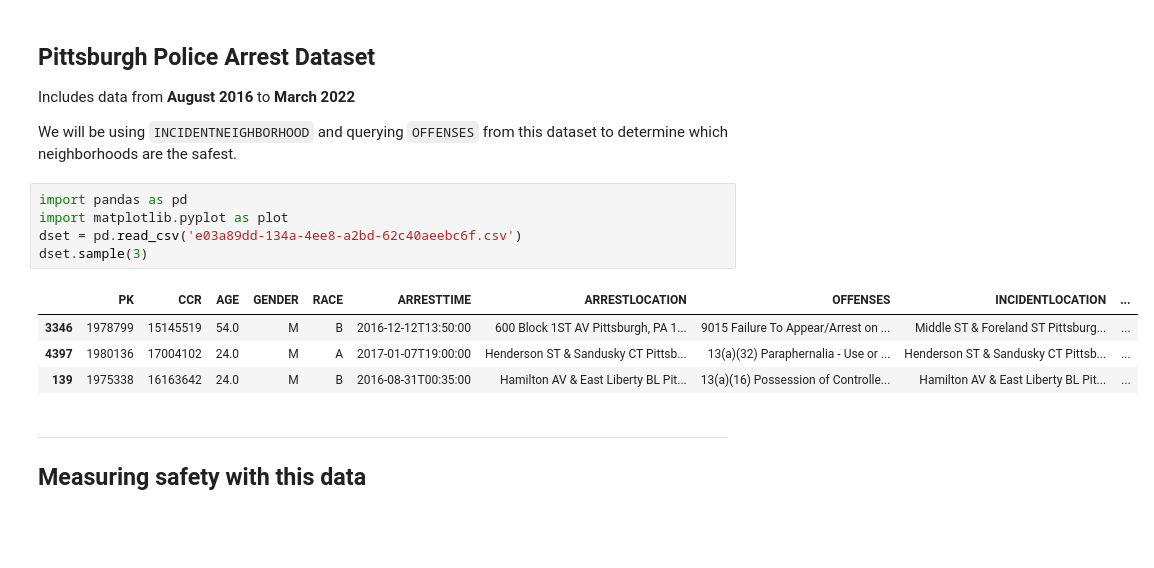
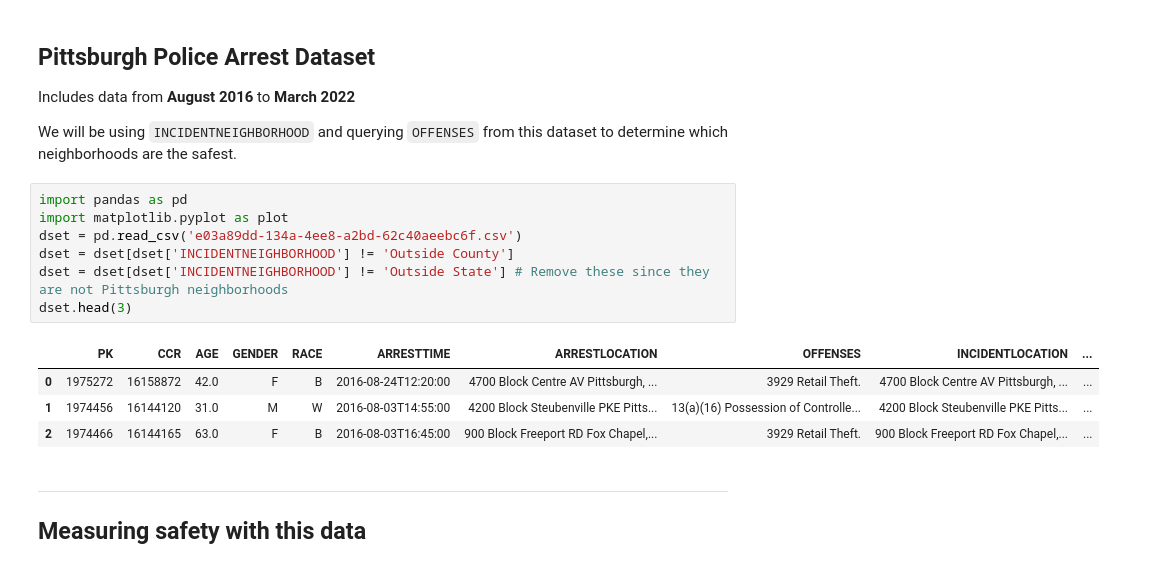
Before and after one commit to strobosco/bigideasfinal, a Jupyter notebook: safety.ipynb, the cells around one changed output. Drawn from its saved outputs; the diff is of its cells as text; blank space fills up the shorter version.

```diff
--- a/safety.ipynb
+++ b/safety.ipynb
@@ -16,13 +16,15 @@ We will be using `INCIDENTNEIGHBORHOOD` and querying `OFFENSES` from this datase
 # %%
 import pandas as pd
 import matplotlib.pyplot as plot
 dset = pd.read_csv('e03a89dd-134a-4ee8-a2bd-62c40aeebc6f.csv')
-dset.sample(3)
+dset = dset[dset['INCIDENTNEIGHBORHOOD'] != 'Outside County']
+dset = dset[dset['INCIDENTNEIGHBORHOOD'] != 'Outside State'] # Remove these since they are not Pittsburgh neighborhoods
+dset.head(3)
 # %% [output]
 |  | PK | CCR | AGE | GENDER | RACE | ARRESTTIME | ARRESTLOCATION | OFFENSES | INCIDENTLOCATION | ... |
-| 3346 | 1978799 | 15145519 | 54.0 | M | B | 2016-12-12T13:50:00 | 600 Block 1ST AV Pittsburgh, PA 1... | 9015 Failure To Appear/Arrest on ... | Middle ST & Foreland ST Pittsburg... | ... |
-| 4397 | 1980136 | 17004102 | 24.0 | M | A | 2017-01-07T19:00:00 | Henderson ST & Sandusky CT Pittsb... | 13(a)(32) Paraphernalia - Use or ... | Henderson ST & Sandusky CT Pittsb... | ... |
-| 139 | 1975338 | 16163642 | 24.0 | M | B | 2016-08-31T00:35:00 | Hamilton AV & East Liberty BL Pit... | 13(a)(16) Possession of Controlle... | Hamilton AV & East Liberty BL Pit... | ... |
+| 0 | 1975272 | 16158872 | 42.0 | F | B | 2016-08-24T12:20:00 | 4700 Block Centre AV Pittsburgh, ... | 3929 Retail Theft. | 4700 Block Centre AV Pittsburgh, ... | ... |
+| 1 | 1974456 | 16144120 | 31.0 | M | W | 2016-08-03T14:55:00 | 4200 Block Steubenville PKE Pitts... | 13(a)(16) Possession of Controlle... | 4200 Block Steubenville PKE Pitts... | ... |
+| 2 | 1974466 | 16144165 | 63.0 | F | B | 2016-08-03T16:45:00 | 900 Block Freeport RD Fox Chapel,... | 3929 Retail Theft. | 900 Block Freeport RD Fox Chapel,... | ... |
 # %% [markdown]
 ---
 ## Measuring safety with this data
```
Also changed, not shown: parts of 5 cells of this notebook.
